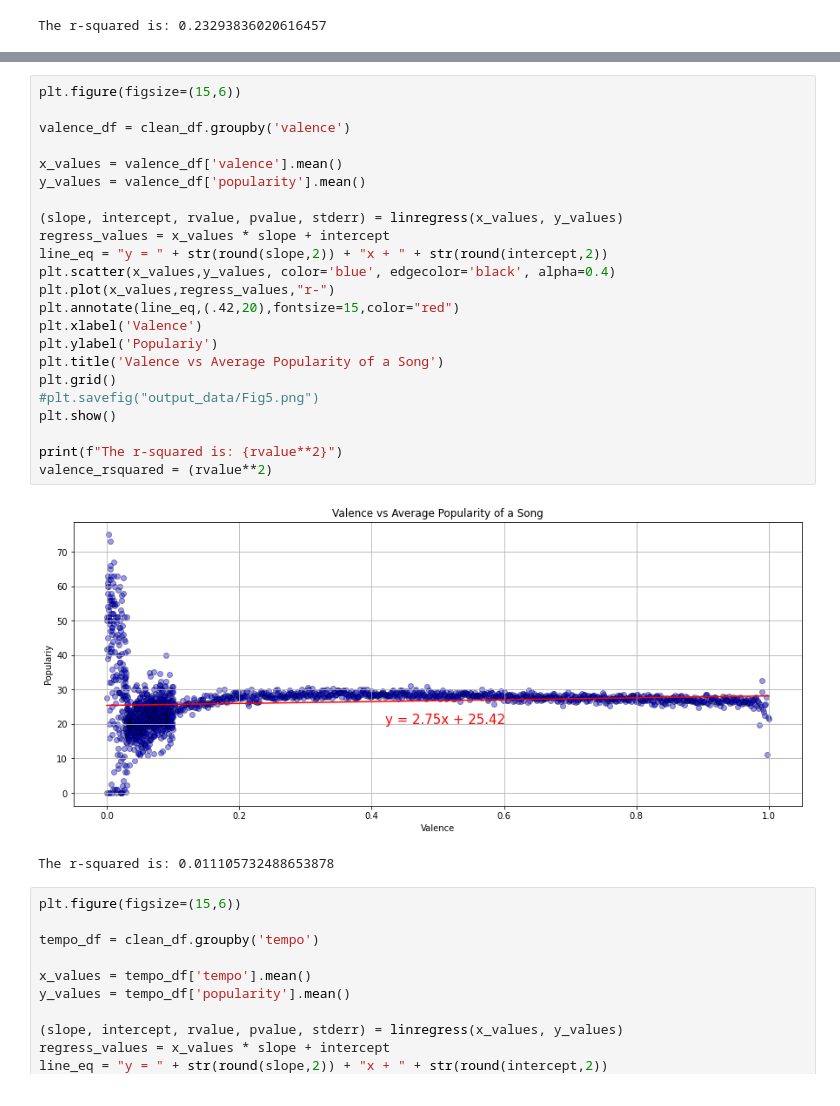
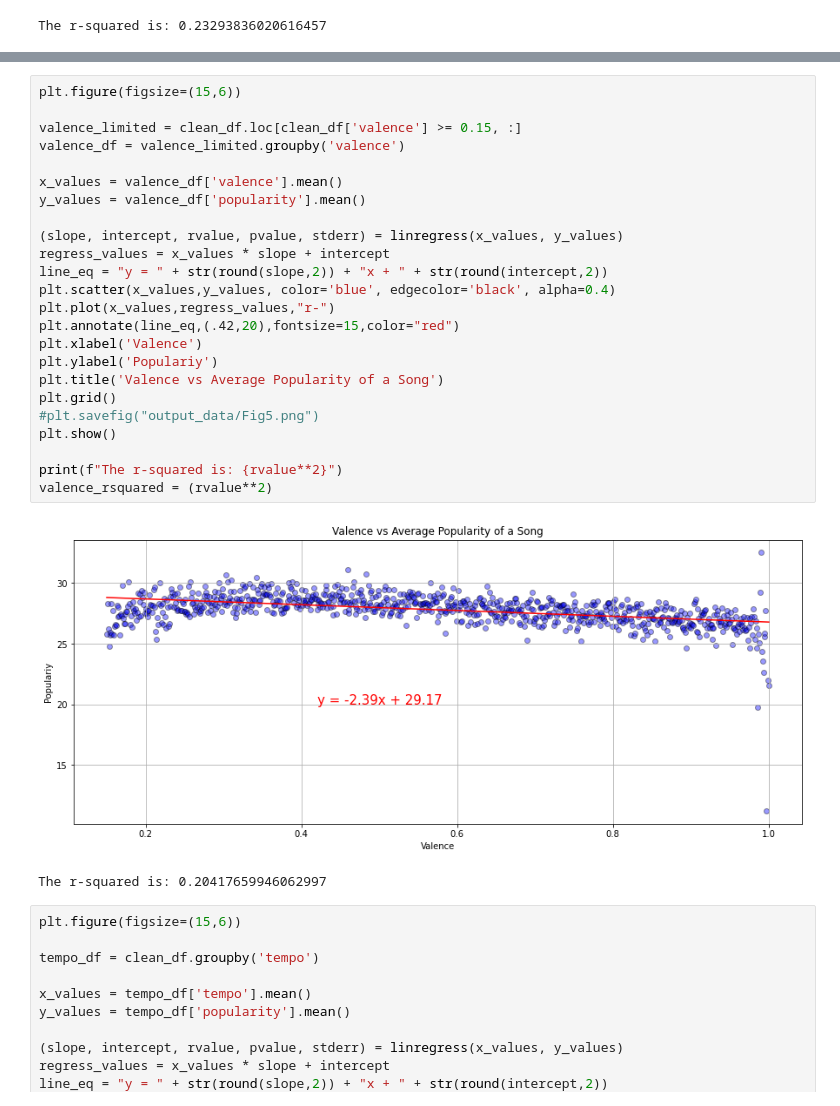
Before and after one commit to l1987deterding/Spotify-Popularity-Project, a Jupyter notebook: spotify_popularity.ipynb, the cells around one changed output, grey strips where cells are left out. Cells and saved outputs as stored; diff of their text form.

```diff
--- a/spotify_popularity.ipynb
+++ b/spotify_popularity.ipynb
@@ -208,29 +214,30 @@ The r-squared is: 0.14954927356703301
 # %%
 plt.figure(figsize=(15,6))
 
-valence_df = clean_df.groupby('valence')
+valence_limited = clean_df.loc[clean_df['valence'] >= 0.15, :]
+valence_df = valence_limited.groupby('valence')
 
 x_values = valence_df['valence'].mean()
 y_values = valence_df['popularity'].mean()
 
 (slope, intercept, rvalue, pvalue, stderr) = linregress(x_values, y_values)
 regress_values = x_values * slope + intercept
 line_eq = "y = " + str(round(slope,2)) + "x + " + str(round(intercept,2))
 plt.scatter(x_values,y_values, color='blue', edgecolor='black', alpha=0.4)
 plt.plot(x_values,regress_values,"r-")
 plt.annotate(line_eq,(.42,20),fontsize=15,color="red")
 plt.xlabel('Valence')
 plt.ylabel('Populariy')
 plt.title('Valence vs Average Popularity of a Song')
 plt.grid()
 #plt.savefig("output_data/Fig5.png")
 plt.show()
 
 print(f"The r-squared is: {rvalue**2}")
 valence_rsquared = (rvalue**2)
 # %% [output]
-[figure, old version]
+[figure, new version]
-The r-squared is: 0.011105732488653878
+The r-squared is: 0.20417659946062997
 # %%
 plt.figure(figsize=(15,6))
 
```
Also changed, not shown: parts of 10 cells of this notebook, 1 other file.
